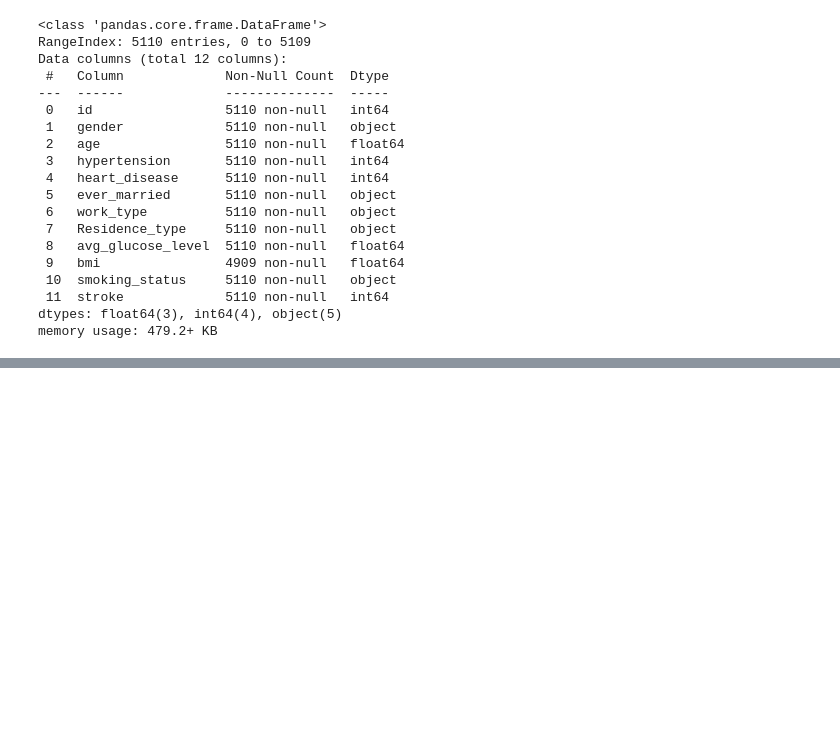
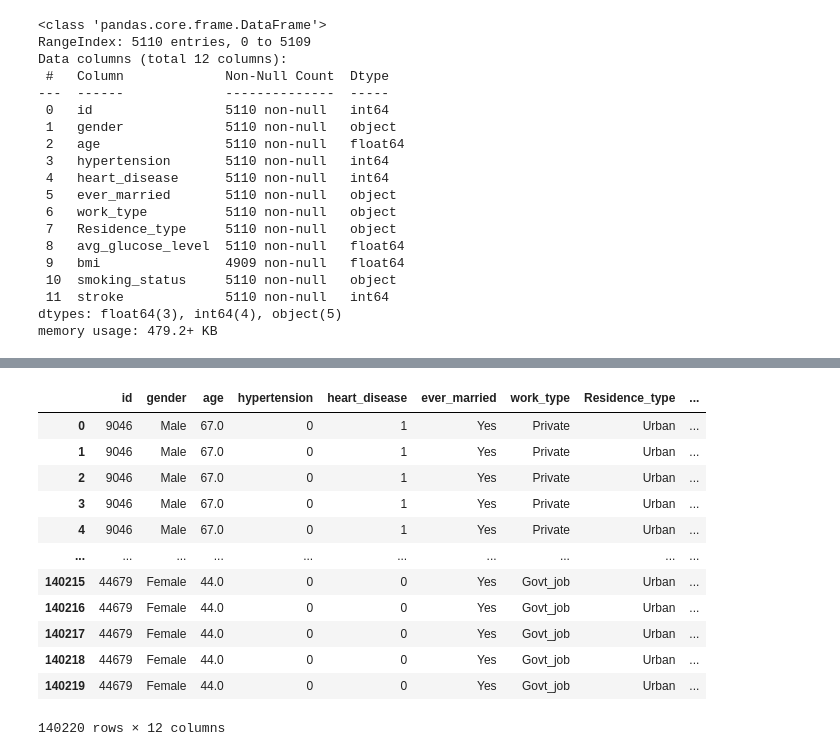
Before and after one commit to semingrai/Stroke-Prediction, a Jupyter notebook: stroke.ipynb, the cells around one changed output, grey strips where cells are left out. Saved outputs shown, nothing was run; the diff lists cells and outputs as text; code cells hidden in the pictures; blank space fills up the shorter version.

```diff
--- a/stroke.ipynb
+++ b/stroke.ipynb
@@ -100,0 +111,17 @@ import seaborn as sns
+# %%
+#adding back/ merging the bmi replaced datas back into the original Dataframe
+data.merge(data_bmi)
+# %% [output]
+|  | id | gender | age | hypertension | heart_disease | ever_married | work_type | Residence_type | ... |
+| 0 | 9046 | Male | 67.0 | 0 | 1 | Yes | Private | Urban | ... |
+| 1 | 9046 | Male | 67.0 | 0 | 1 | Yes | Private | Urban | ... |
+| 2 | 9046 | Male | 67.0 | 0 | 1 | Yes | Private | Urban | ... |
+| 3 | 9046 | Male | 67.0 | 0 | 1 | Yes | Private | Urban | ... |
+| 4 | 9046 | Male | 67.0 | 0 | 1 | Yes | Private | Urban | ... |
+| ... | ... | ... | ... | ... | ... | ... | ... | ... | ... |
+| 140215 | 44679 | Female | 44.0 | 0 | 0 | Yes | Govt_job | Urban | ... |
+| 140216 | 44679 | Female | 44.0 | 0 | 0 | Yes | Govt_job | Urban | ... |
+| 140217 | 44679 | Female | 44.0 | 0 | 0 | Yes | Govt_job | Urban | ... |
+| 140218 | 44679 | Female | 44.0 | 0 | 0 | Yes | Govt_job | Urban | ... |
+| 140219 | 44679 | Female | 44.0 | 0 | 0 | Yes | Govt_job | Urban | ... |
+140220 rows × 12 columns
```
Also changed, not shown: parts of 11 cells of this notebook.
